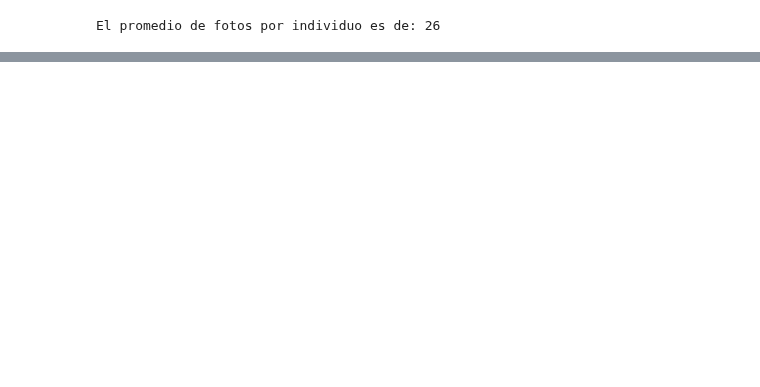
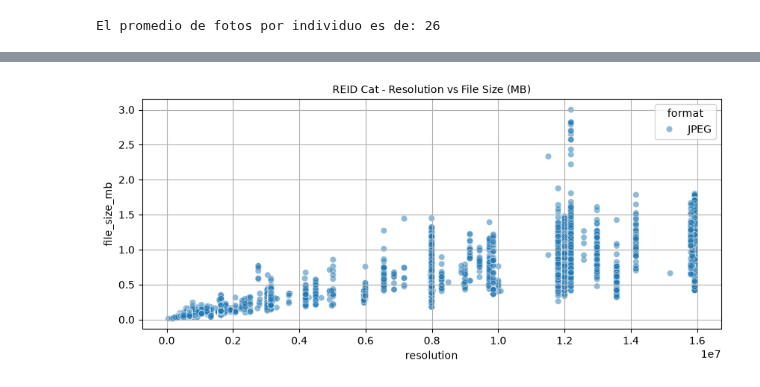
Before and after one commit to 317745/IA_PROJECT, a Jupyter notebook: proyecto/eda.ipynb, the cells around one changed output, grey strips where cells are left out. Drawn from its saved outputs; the diff is of its cells as text; code cells hidden in the pictures; blank space fills up the shorter version.

```diff
--- a/proyecto/eda.ipynb
+++ b/proyecto/eda.ipynb
@@ -253,0 +288,21 @@ plt.figure(figsize=())
+# %%
+def plot_resolution_vs_file_size(df, class_df=None):
+    plt.figure(figsize=(10, 4))
+    if class_df == None:
+        plt.title(f"Resolution vs File Size (MB)", fontsize=10, color='black')
+    else:
+        plt.title(f"{class_df} - Resolution vs File Size (MB)", fontsize=10, color='black')
+    sns.scatterplot(
+        data=df,
+        x='resolution',
+        y='file_size_mb',
+        hue='format',
+        style='format',
+        alpha=0.5
+    )
+    plt.grid()
+    plt.show()
+# %%
+plot_resolution_vs_file_size(df_images_reid_cat, class_df='REID Cat')
+# %% [output]
+[figure, added]
```
Also changed, not shown: parts of 18 cells of this notebook.
